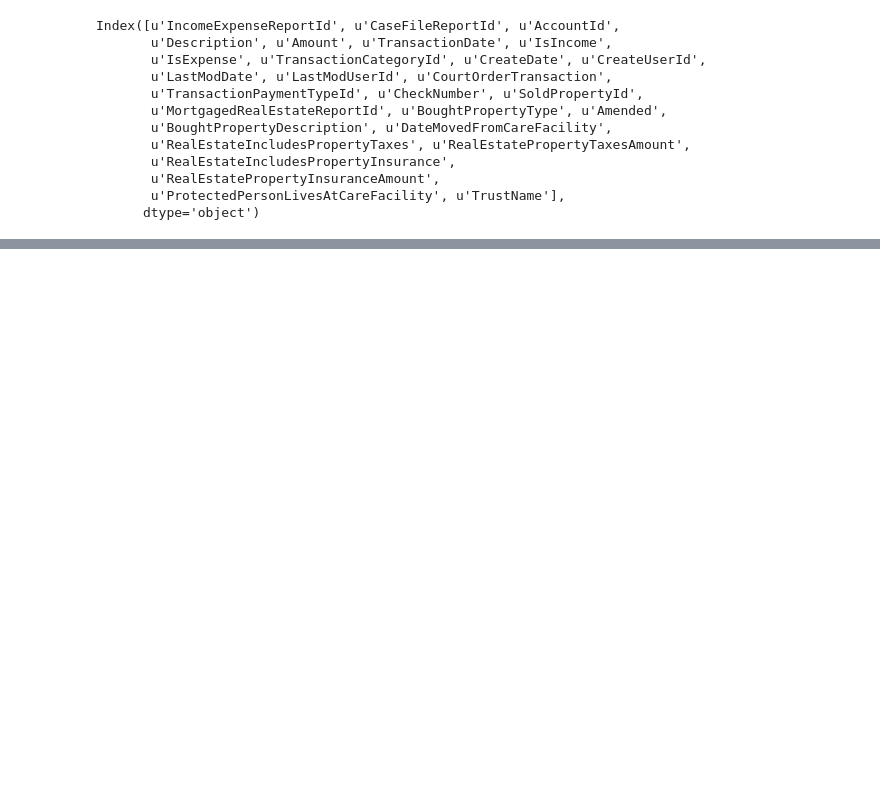
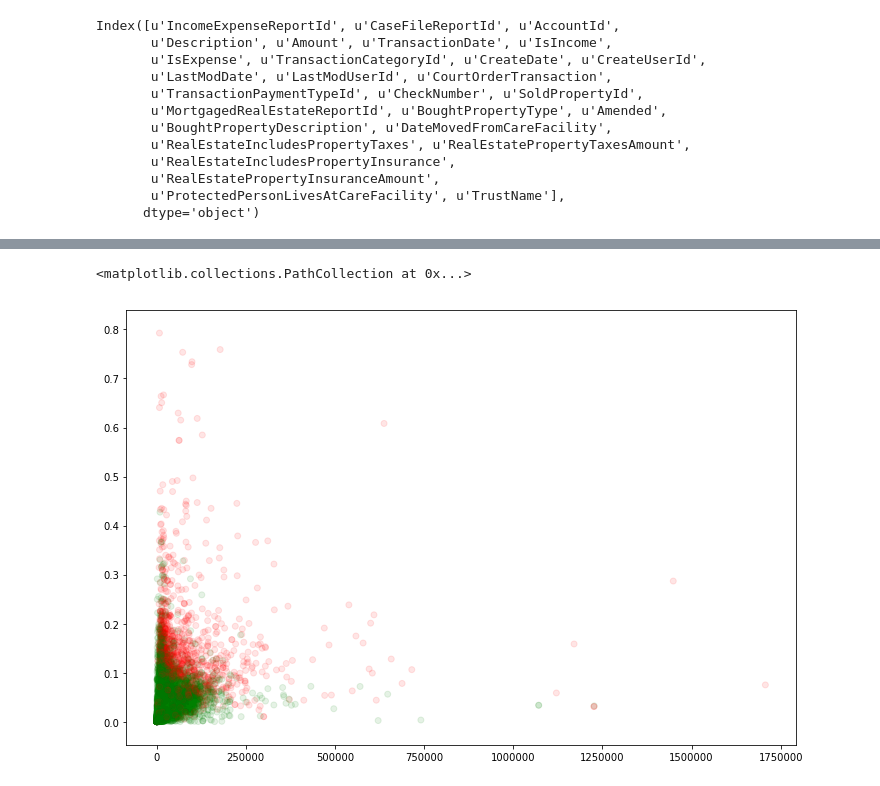
Before and after one commit to sanhitamj/elderly_fraud_detection, a Jupyter notebook: DataPipeline.ipynb, the cells around one changed output, grey strips where cells are left out. Cells and saved outputs as stored; diff of their text form; code cells hidden in the pictures; blank space fills up the shorter version.

```diff
--- a/DataPipeline.ipynb
+++ b/DataPipeline.ipynb
@@ -238,0 +241,27 @@ df2[df2['CategoryTypeId']==2][['TransactionCategoryId', 'Description']]
+# %%
+def read_csv_to_df(csv_name):
+    '''
+    pd.read_csv with desired column names and header = None
+    '''
+
+
+    df1 = pd.read_csv(csv_name, header=None,
+                 names = ['CasFil', 'Norm Count', 'Average Expense', 'Neighbours'])
+    df1['Rank'] = 1 - df1['Neighbours'] / df1['Neighbours'].max()
+
+    return df1
+
+df1 = read_csv_to_df((collected_categories[0] + str('.csv')))
+
+
+for cat in collected_categories[1:]:
+    df2 = read_csv_to_df(cat + str('.csv'))
+    df1 = pd.merge(df1, df2, how='outer', left_on='CasFil', right_on='CasFil', sort=True)
+    df1.fillna(0, inplace=True)
+    col_to_keep = ['CasFil', 'Rank_x', 'Rank_y']
+    df1 = df1[col_to_keep]
+    df1['Rank'] = df1['Rank_x'] + df1['Rank_y']
+    df1 = df1[['CasFil', 'Rank']]
+
+
+df1['CasFil'] =df1['CasFil'].astype(int)
@@ -238,0 +294,7 @@ df2[df2['CategoryTypeId']==2][['TransactionCategoryId', 'Description']]
+# %%
+col = (df1['Rank'] < 0.31).replace({True : 'g', False: 'r'})
+plt.figure(figsize=(12, 8))
+plt.scatter(df1['AverageExpense'], df1['CountPerDay']/df1['Duration'], c=col, alpha=0.1)
+# %% [output]
+<matplotlib.collections.PathCollection at 0x...>
+[figure, added]
```
Also changed, not shown: parts of 25 cells of this notebook, 5 other files.
